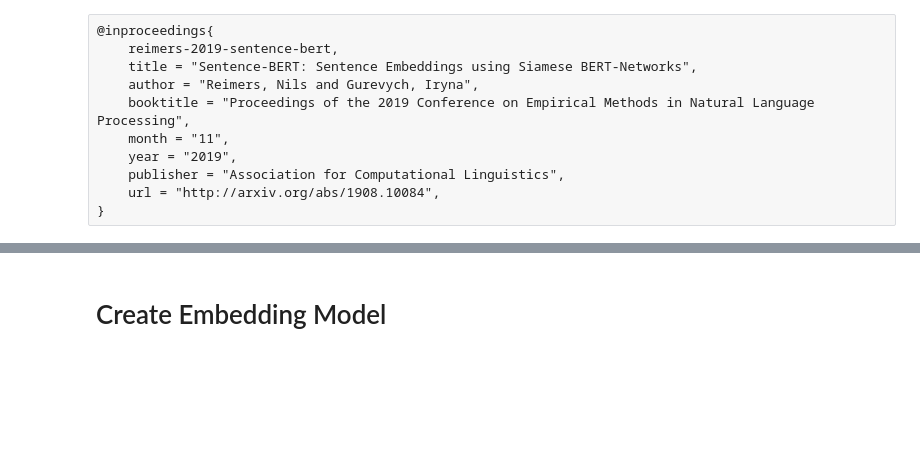
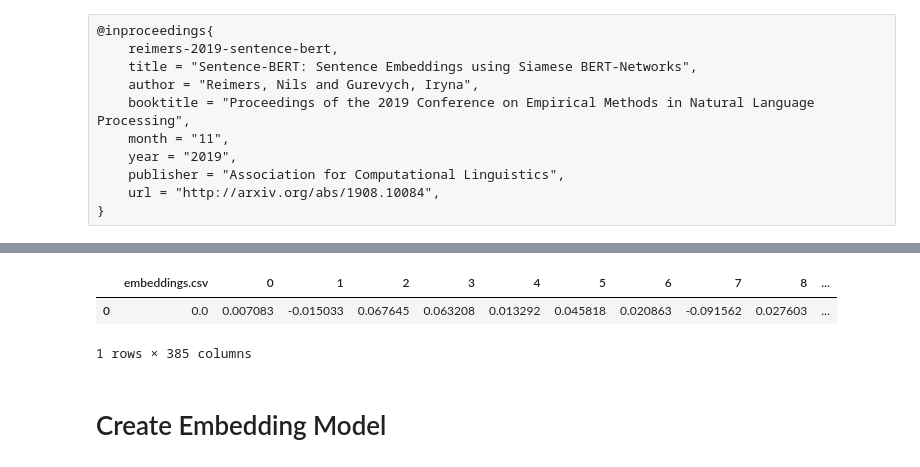
Before and after one commit to jonaylor89/WineInAMillion, a Jupyter notebook: notebooks/Wine In A Million.ipynb, the cells around one changed output, grey strips where cells are left out. Cells and saved outputs as stored; diff of their text form; code cells hidden in the pictures; blank space fills up the shorter version.

```diff
--- a/notebooks/Wine In A Million.ipynb
+++ b/notebooks/Wine In A Million.ipynb
@@ -156,3 +262,12 @@ def train():
+# %%
+# need to have the embeddings as a tarball in s3
+embeddings_location = f"s3://{bucket}/embeddings.csv.gz"
+df = pd.read_csv(embeddings_location)
+df.head(1)
+# %% [output]
+|  | embeddings.csv | 0 | 1 | 2 | 3 | 4 | 5 | 6 | 7 | 8 | ... |
+| 0 | 0.0 | 0.007083 | -0.015033 | 0.067645 | 0.063208 | 0.013292 | 0.045818 | 0.020863 | -0.091562 | 0.027603 | ... |
+1 rows × 385 columns
 # %% [markdown]
 # Create Embedding Model
 # %%
```
Also changed, not shown: parts of 28 cells of this notebook, 2 other files.
